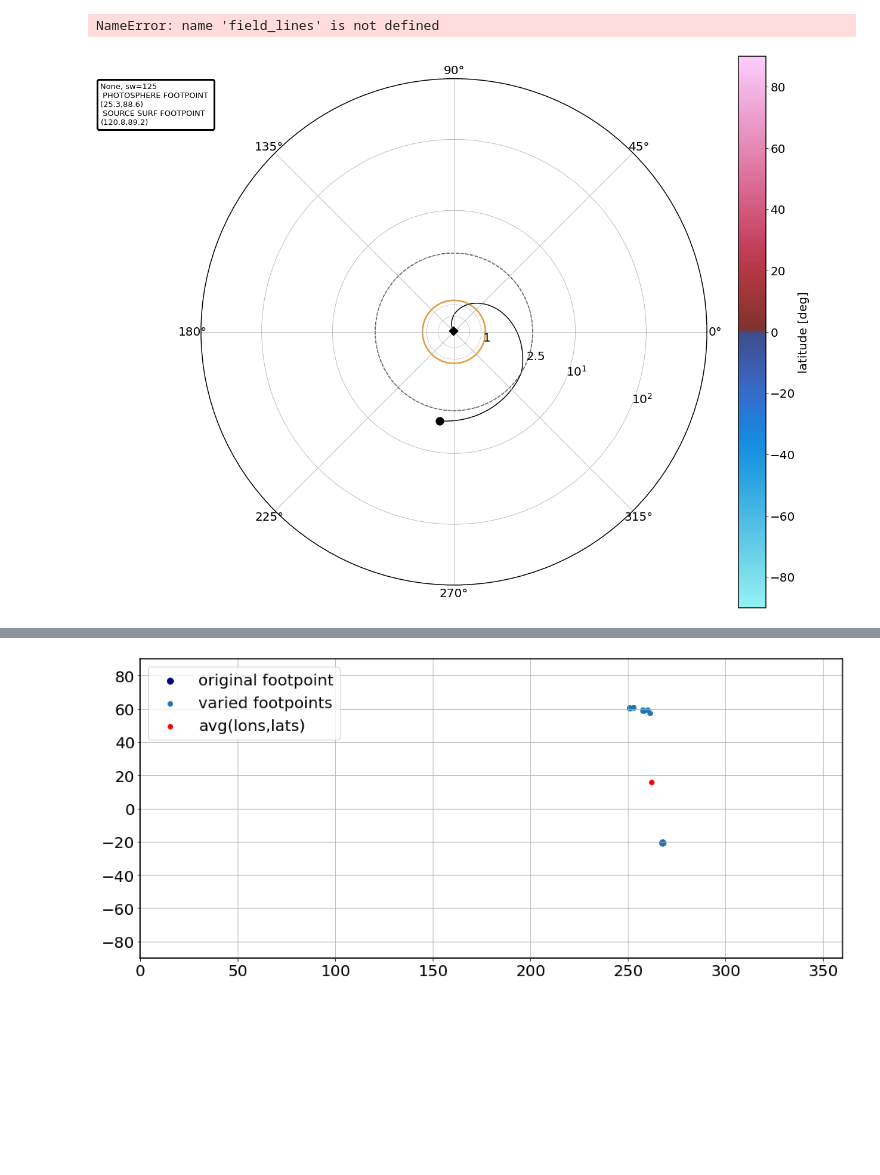
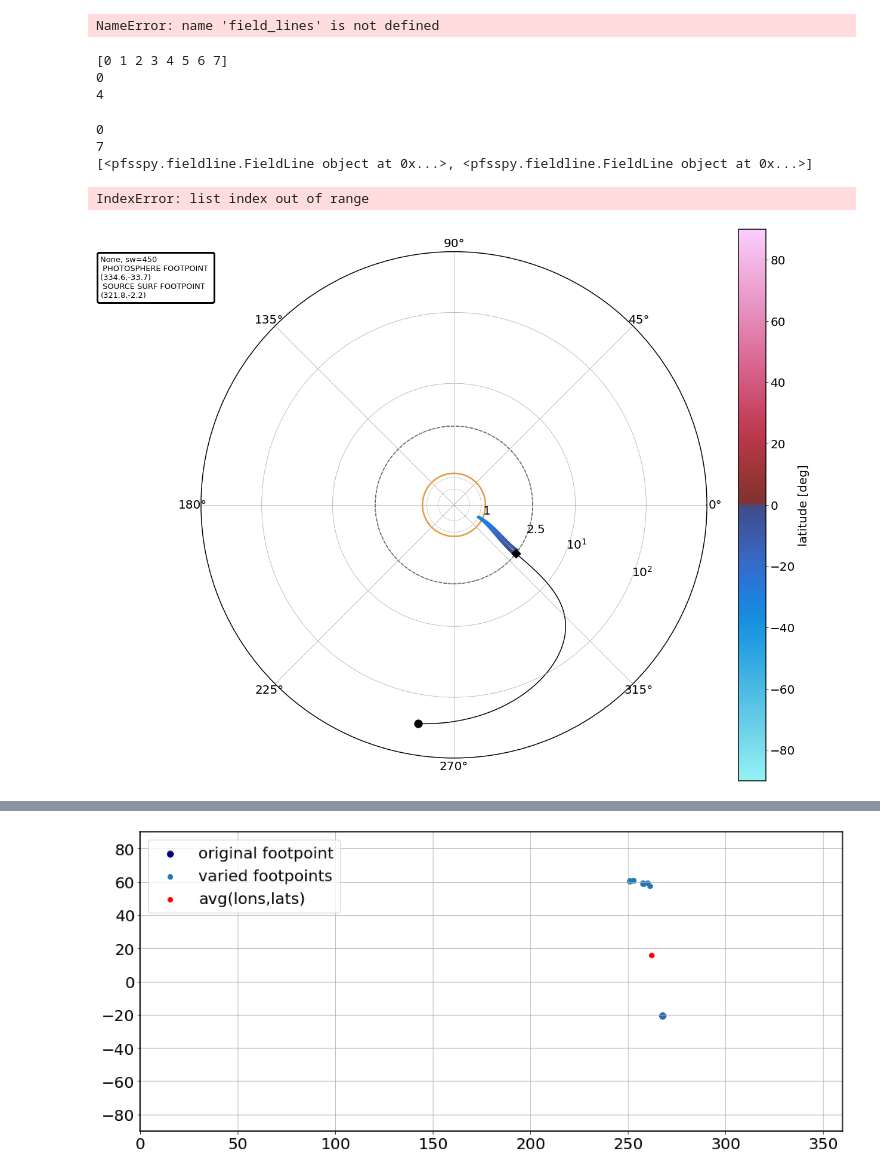
Before and after one commit to Christian-Palmroos/sub_pfss_analysis_notebook, a Jupyter notebook: pfsspy_backmap_SS_footpoint_gg.ipynb, the cells around one changed output, grey strips where cells are left out. Saved outputs shown, nothing was run; the diff lists cells and outputs as text; code cells hidden in the pictures; blank space fills up the shorter version.

```diff
--- a/pfsspy_backmap_SS_footpoint_gg.ipynb
+++ b/pfsspy_backmap_SS_footpoint_gg.ipynb
@@ -886,11 +942,36 @@ def symlog_pspiral(sw, distance, longitude, latitude, hmimap, names=None, title=
+# %%
+fp = 2
+c = 1
+fperc = 3
+
+total = fp*(c*fperc+1)
+
+firsts1 = [0, 13, 26]
+firsts2 = [0, 25, 49]
+
+num_dummies = c*fperc
+
+kekd = np.arange(total)
+print(kekd)
+for num in kekd:
+    if num%(c*fperc+1)==0:
+        print(num)
+# %% [output]
+[0 1 2 3 4 5 6 7]
+0
+4
 # %%
-u = [125]
+u = [450]
 d = [180e6]
 lon = [260.7]
-lat = [89.2]
+lat = [-2.2]
 
 flines = symlog_pspiral(u, d, lon, lat, hmimap=output,
-                        vary=False, n_varies=5,
+                        vary=True, n_varies=2,
                         save=False)
 # %% [output]
+0
+7
+[<pfsspy.fieldline.FieldLine object at 0x...>, <pfsspy.fieldline.FieldLine object at 0x...>]
+IndexError: list index out of range
-[figure, old version]
+[figure, new version]
```
Also changed, not shown: parts of 4 cells of this notebook.
